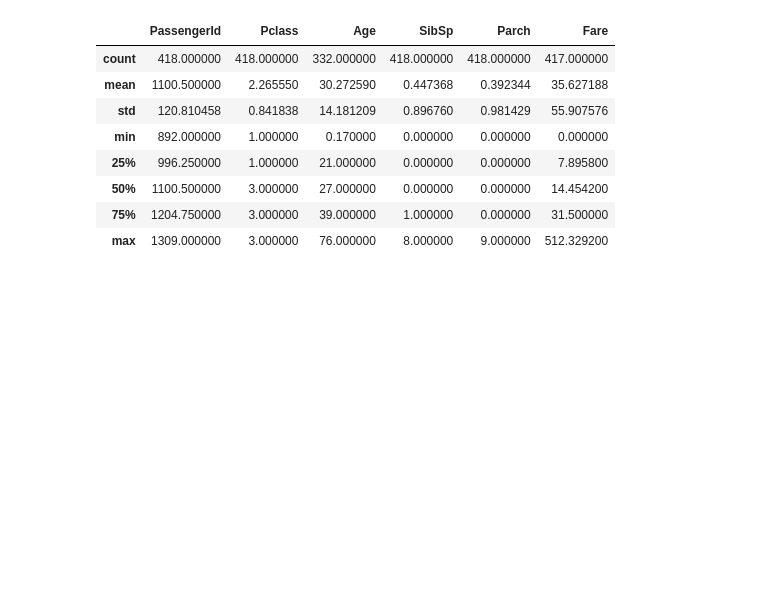
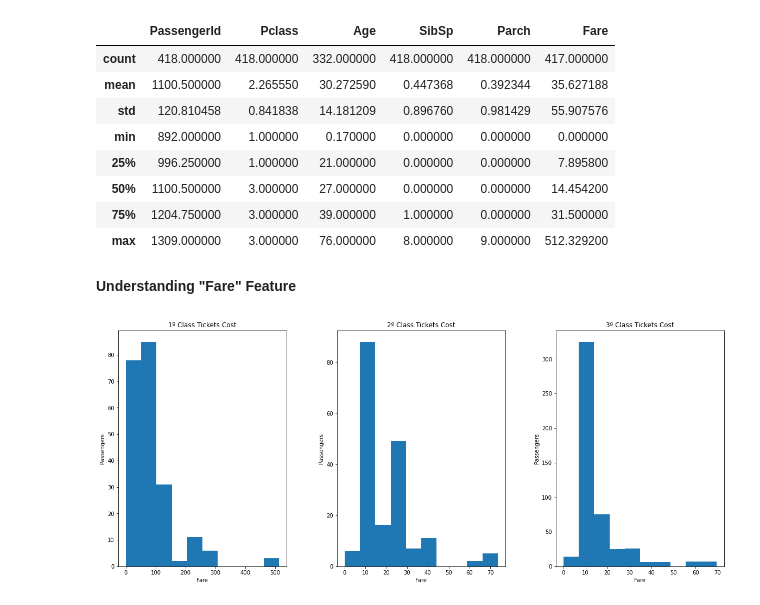
Before and after one commit to faustofcjr/artificial-intelligence, a Jupyter notebook: kaggle/titanic/base.ipynb, the cells around one changed output. Cells and saved outputs as stored; diff of their text form; code cells hidden in the pictures; blank space fills up the shorter version.

Commit message:
Understanding "Fare" Feature

```diff
--- a/kaggle/titanic/base.ipynb
+++ b/kaggle/titanic/base.ipynb
@@ -160,3 +170,20 @@ df_test.describe()
 | 50% | 1100.500000 | 3.000000 | 27.000000 | 0.000000 | 0.000000 | 14.454200 |
 | 75% | 1204.750000 | 3.000000 | 39.000000 | 1.000000 | 0.000000 | 31.500000 |
 | max | 1309.000000 | 3.000000 | 76.000000 | 8.000000 | 9.000000 | 512.329200 |
+# %% [markdown]
+__Understanding "Fare" Feature__
+# %%
+nclass = 3
+fig, axes = plt.subplots(1, nclass, figsize=(20, 8))
+
+for i in range(nclass):
+    pclass = i + 1
+    dataframe = df_train[df_train.Pclass == pclass]
+    dataframe.hist(column="Fare", bins=10, ax=axes[i])
+
+    axes[i].grid(False)
+    axes[i].set_xlabel('Fare')
+    axes[i].set_ylabel('Passengers')
+    axes[i].set_title('{}º Class Tickets Cost'.format(pclass))
+# %% [output]
+[figure, added]
```
Also changed, not shown: parts of 8 cells of this notebook, 1 other file.
